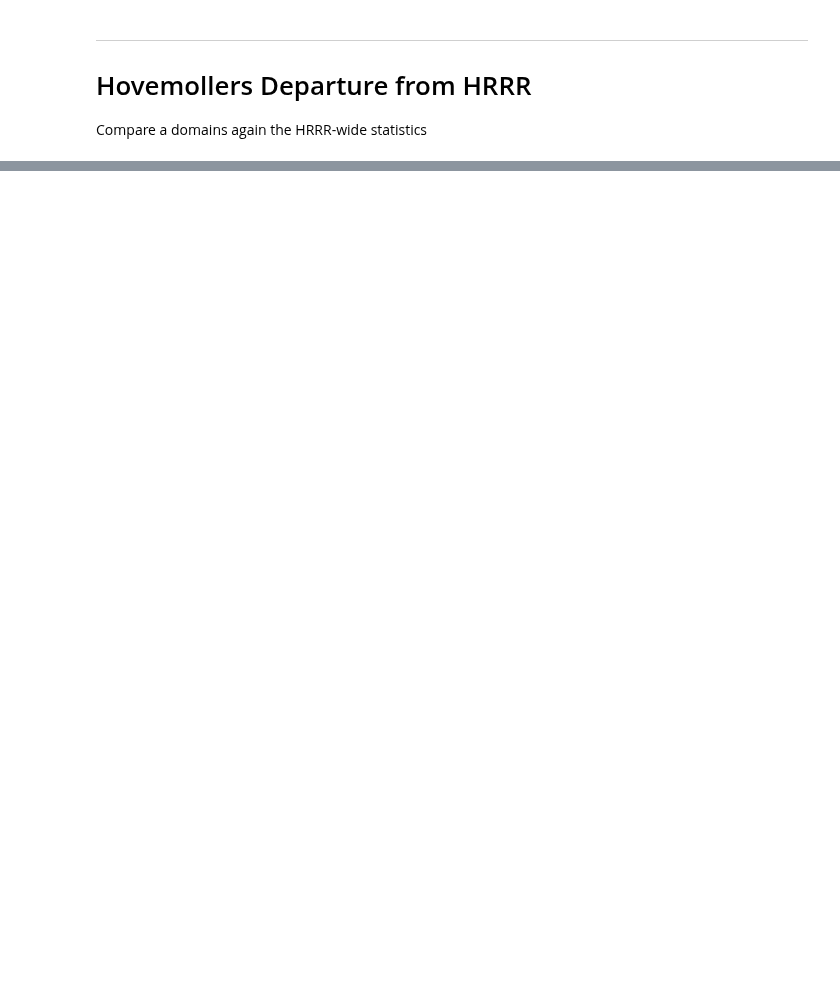
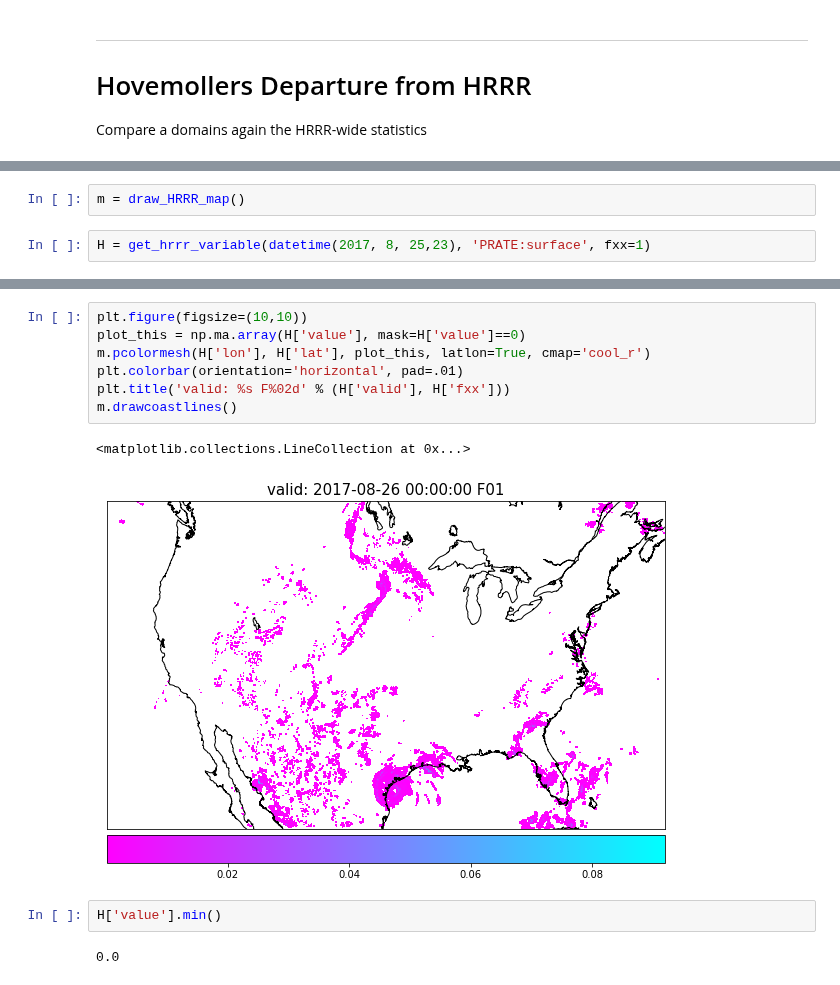
Before and after one commit to blaylockbk/pyBKB_v3, a Jupyter notebook: BB_HRRR/GLM_and_HRRR/explore_hovmoller_table.ipynb, the cells around one changed output, grey strips where cells are left out. Drawn from its saved outputs; the diff is of its cells as text; blank space fills up the shorter version.

```diff
--- a/BB_HRRR/GLM_and_HRRR/explore_hovmoller_table.ipynb
+++ b/BB_HRRR/GLM_and_HRRR/explore_hovmoller_table.ipynb
@@ -300,0 +301,4 @@ plt.subplots_adjust(top=.89)
+# %%
+m = draw_HRRR_map()
+# %%
+H = get_hrrr_variable(datetime(2017, 8, 25,23), 'PRATE:surface', fxx=1)
@@ -300,0 +314,14 @@ plt.subplots_adjust(top=.89)
+# %%
+plt.figure(figsize=(10,10))
+plot_this = np.ma.array(H['value'], mask=H['value']==0)
+m.pcolormesh(H['lon'], H['lat'], plot_this, latlon=True, cmap='cool_r')
+plt.colorbar(orientation='horizontal', pad=.01)
+plt.title('valid: %s F%02d' % (H['valid'], H['fxx']))
+m.drawcoastlines()
+# %% [output]
+<matplotlib.collections.LineCollection at 0x...>
+[figure, added]
+# %%
+H['value'].min()
+# %% [output]
+0.0
```
Also changed, not shown: parts of 3 cells of this notebook, 12 other files.
